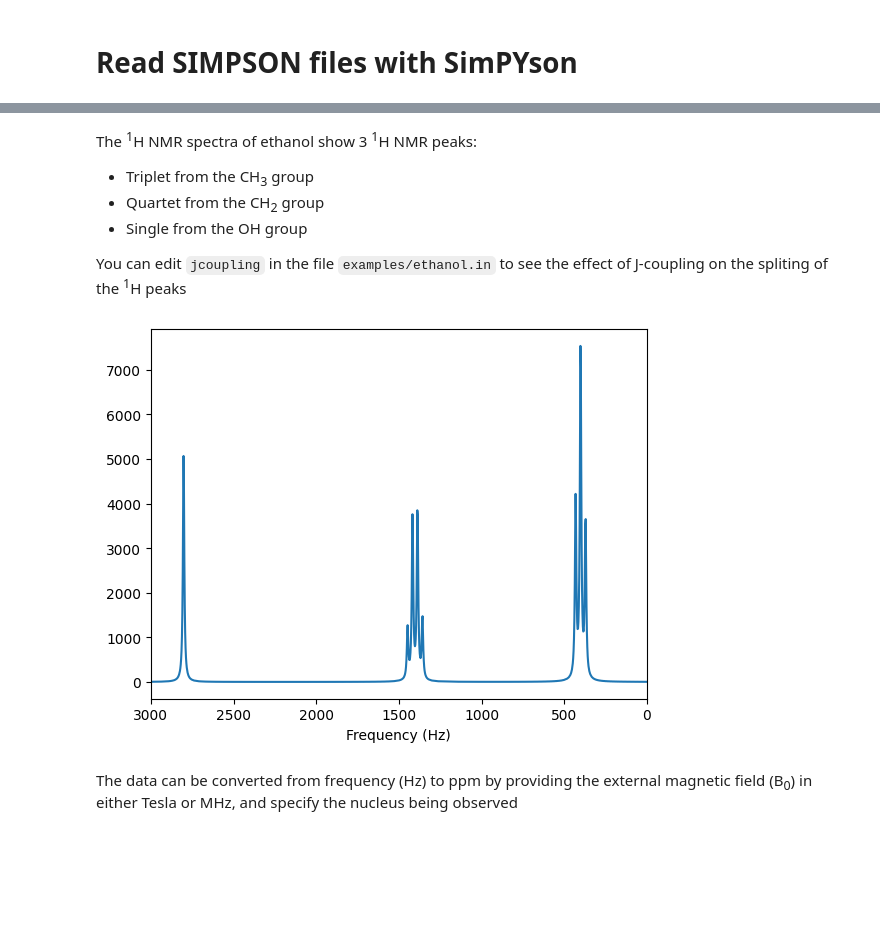
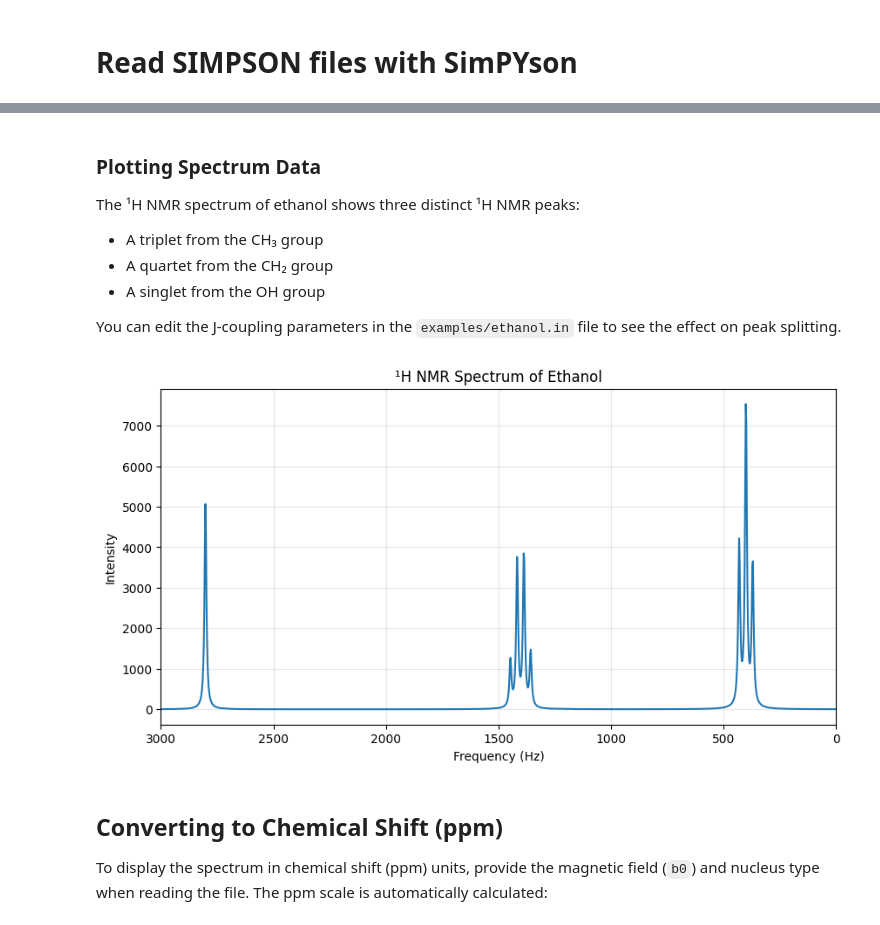
Before and after one commit to carlosbornes/simpyson, a Jupyter notebook: docs/user_guide/read_files.ipynb, the cells around one changed output, grey strips where cells are left out. Drawn from its saved outputs; the diff is of its cells as text; code cells hidden in the pictures; blank space fills up the shorter version.

```diff
--- a/docs/user_guide/read_files.ipynb
+++ b/docs/user_guide/read_files.ipynb
@@ -60,0 +68,10 @@ hz [-5000.         -4997.55799756 -4995.11599512 ...  4995.11599512
+# %%
+# Read a SPE file
+spe_data = read_simp('../../examples/read/ethanol.spe')
+
+# Examine the spectrum data
+for key, value in spe_data.spe.items():
+    if isinstance(value, np.ndarray) and len(value) > 5:
+        print(f"{key}: array with {len(value)} points, first 5: {value[:5]}")
+    else:
+        print(f"{key}: {value}")
@@ -61,17 +85,26 @@ hz [-5000.         -4997.55799756 -4995.11599512 ...  4995.11599512
 # %% [markdown]
-The <sup>1</sup>H NMR spectra of ethanol show 3 <sup>1</sup>H NMR peaks:
-- Triplet from the CH<sub>3</sub> group
-- Quartet from the CH<sub>2</sub> group
-- Single from the OH group
+### Plotting Spectrum Data
 
-You can edit `jcoupling` in the file `examples/ethanol.in` to see the effect of J-coupling on the spliting of the <sup>1</sup>H peaks
+The ¹H NMR spectrum of ethanol shows three distinct ¹H NMR peaks:
+
+- A triplet from the CH₃ group
+- A quartet from the CH₂ group
+- A singlet from the OH group
+
+You can edit the J-coupling parameters in the `examples/ethanol.in` file to see the effect on peak splitting.
 # %%
-plt.plot(spe.data['hz'], spe.data['real'])
+plt.figure(figsize=(10, 5))
+plt.plot(spe_data.spe['hz'], spe_data.spe['real'])
 plt.xlabel('Frequency (Hz)')
-plt.xlim(3000, 0)
+plt.ylabel('Intensity')
+plt.title('¹H NMR Spectrum of Ethanol')
+plt.xlim(3000, 0)  # Reverse x-axis to match conventional NMR display
+plt.grid(True, alpha=0.3)
 plt.show()
 # %% [output]
-[figure, old version]
+[figure, new version]
-# %% [markdown]
-The data can be converted from frequency (Hz) to ppm by providing the external magnetic field (B<sub>0</sub>) in either Tesla or MHz, and specify the nucleus being observed
+# %% [markdown]
+## Converting to Chemical Shift (ppm)
+
+To display the spectrum in chemical shift (ppm) units, provide the magnetic field (`b0`) and nucleus type when reading the file. The ppm scale is automatically calculated:
 # %%
```
Also changed, not shown: parts of 25 cells of this notebook, 6 other files.
